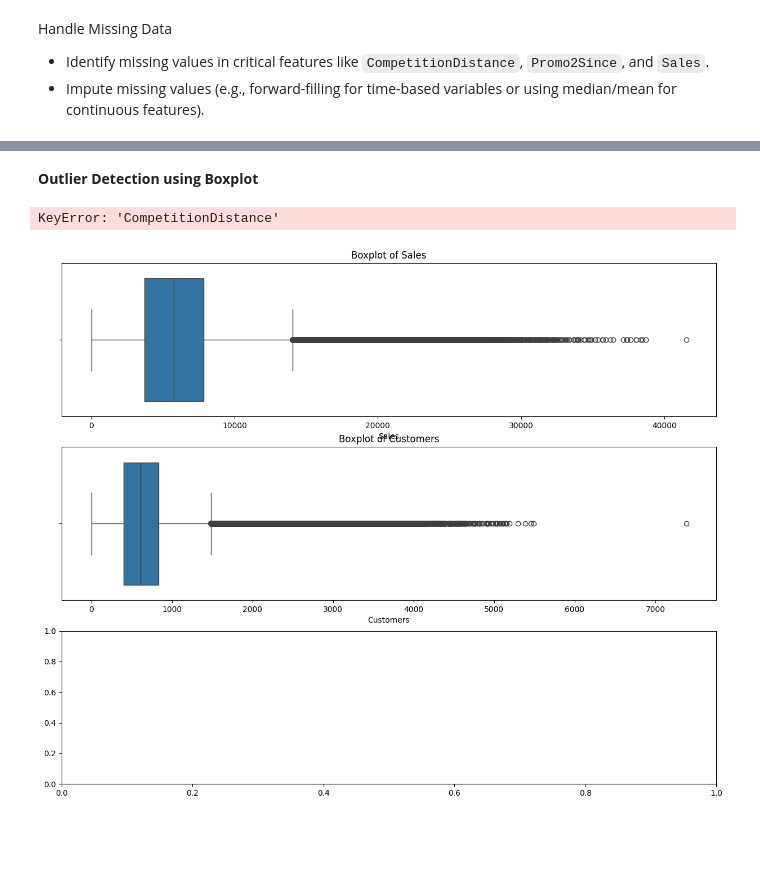
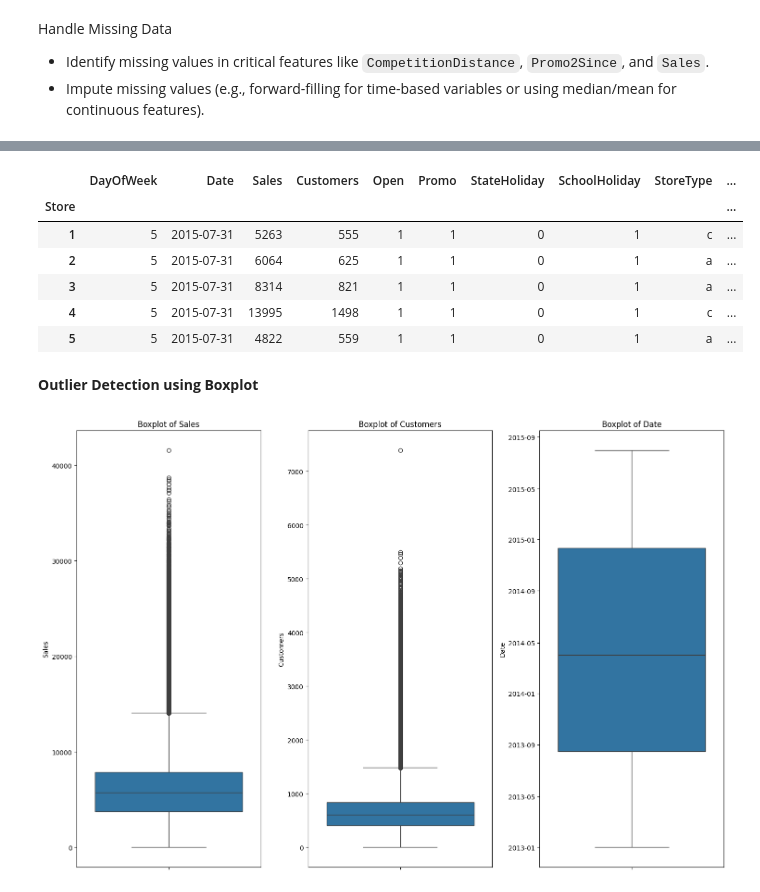
Before and after one commit to epythonlab/rossmann-pharma-sales-prediction, a Jupyter notebook: notebooks/EDA_Rossmann_Store_Sales.ipynb, the cells around one changed output, grey strips where cells are left out. Cells and saved outputs as stored; diff of their text form; code cells hidden in the pictures; blank space fills up the shorter version.

```diff
--- a/notebooks/EDA_Rossmann_Store_Sales.ipynb
+++ b/notebooks/EDA_Rossmann_Store_Sales.ipynb
@@ -138,0 +195,7 @@ test_data['Open'] = test_data['Open'].astype(int)
+# %%
+# List of columns to drop
+cols_to_drop = ['Promo2SinceWeek', 'Promo2SinceYear','PromoInterval', 'CompetitionOpenSinceMonth', 'CompetitionOpenSinceYear']
+
+# Drop specified columns from both datasets
+train_data.drop(columns=cols_to_drop, axis=1, inplace=True)
+test_data.drop(columns=cols_to_drop, axis=1, inplace=True)
@@ -139,35 +204,41 @@ test_data['Open'] = test_data['Open'].astype(int)
+# %%
+# Impute CompetitionDistance with median
+train_data.fillna({'CompetitionDistance':train_data['CompetitionDistance'].median()}, inplace=True)
+test_data.fillna({'CompetitionDistance':test_data['CompetitionDistance'].median()}, inplace=True)
+
+# Impute Open column in test data with mode
+test_data.fillna({'Open':test_data['Open'].mode()[0]}, inplace=True)
+# %%
+train_data.head()
+# %% [output]
+|  | DayOfWeek | Date | Sales | Customers | Open | Promo | StateHoliday | SchoolHoliday | StoreType | ... |
+| Store |  |  |  |  |  |  |  |  |  | ... |
+| 1 | 5 | 2015-07-31 | 5263 | 555 | 1 | 1 | 0 | 1 | c | ... |
+| 2 | 5 | 2015-07-31 | 6064 | 625 | 1 | 1 | 0 | 1 | a | ... |
+| 3 | 5 | 2015-07-31 | 8314 | 821 | 1 | 1 | 0 | 1 | a | ... |
+| 4 | 5 | 2015-07-31 | 13995 | 1498 | 1 | 1 | 0 | 1 | c | ... |
+| 5 | 5 | 2015-07-31 | 4822 | 559 | 1 | 1 | 0 | 1 | a | ... |
 # %% [markdown]
 **Outlier Detection using Boxplot**
-# %%
-import pandas as pd
-import seaborn as sns
-import matplotlib.pyplot as plt
-
-def plot_boxplots_all_vars(df, vars_to_plot):
-    """
-    Plot boxplots for all specified variables in a single figure.
-
-    Args:
-        df (pd.DataFrame): The DataFrame to process.
-        vars_to_plot (list of str): List of column names to plot.
-    """
-    # Create a figure with subplots
-    plt.figure(figsize=(15, len(vars_to_plot) * 4))
-
-    # Plot each variable in a separate subplot
-    for i, var in enumerate(vars_to_plot):
-        plt.subplot(len(vars_to_plot), 1, i + 1)
-        sns.boxplot(x=df[var])
-        plt.title(f'Boxplot of {var}')
-
-    # Adjust layout to prevent overlap
-    plt.tight_layout()
-    plt.show()
-
-# Example usage:
-# Replace with your DataFrame and columns to plot
-vars_to_plot = ['Sales', 'Customers', 'CompetitionDistance']  # Add all variables you want to analyze
-plot_boxplots_all_vars(train_data, vars_to_plot)
-# %% [output]
-KeyError: 'CompetitionDistance'
-[figure, removed]
+# %%
+import pandas as pd
+import matplotlib.pyplot as plt
+import seaborn as sns
+
+
+
+# Define the variables for outlier detection
+variables = ['Sales', 'Customers', 'Date']
+
+# Create boxplots for outlier detection
+plt.figure(figsize=(15, 10))
+for i, var in enumerate(variables, 1):
+    plt.subplot(1, len(variables), i)
+    sns.boxplot(y=train_data[var])
+    plt.title(f'Boxplot of {var}')
+    plt.xlabel('')
+
+plt.tight_layout()
+plt.show()
+# %% [output]
+[figure, added]
```
Also changed, not shown: parts of 13 cells of this notebook, 1 other file.
